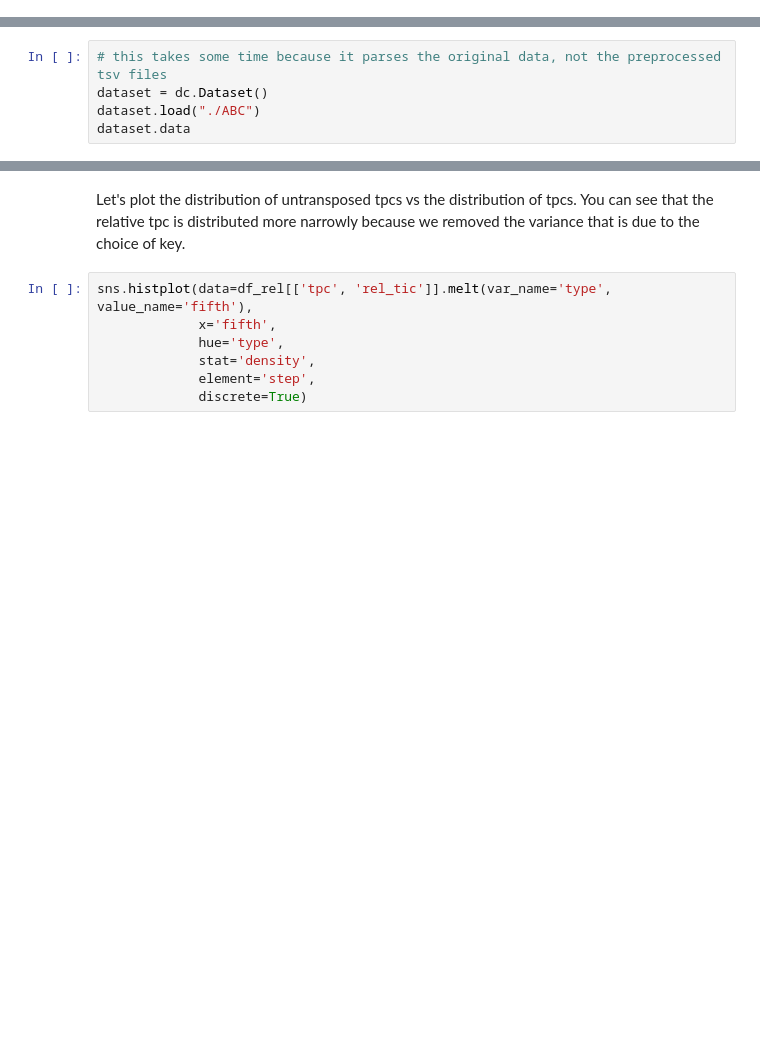
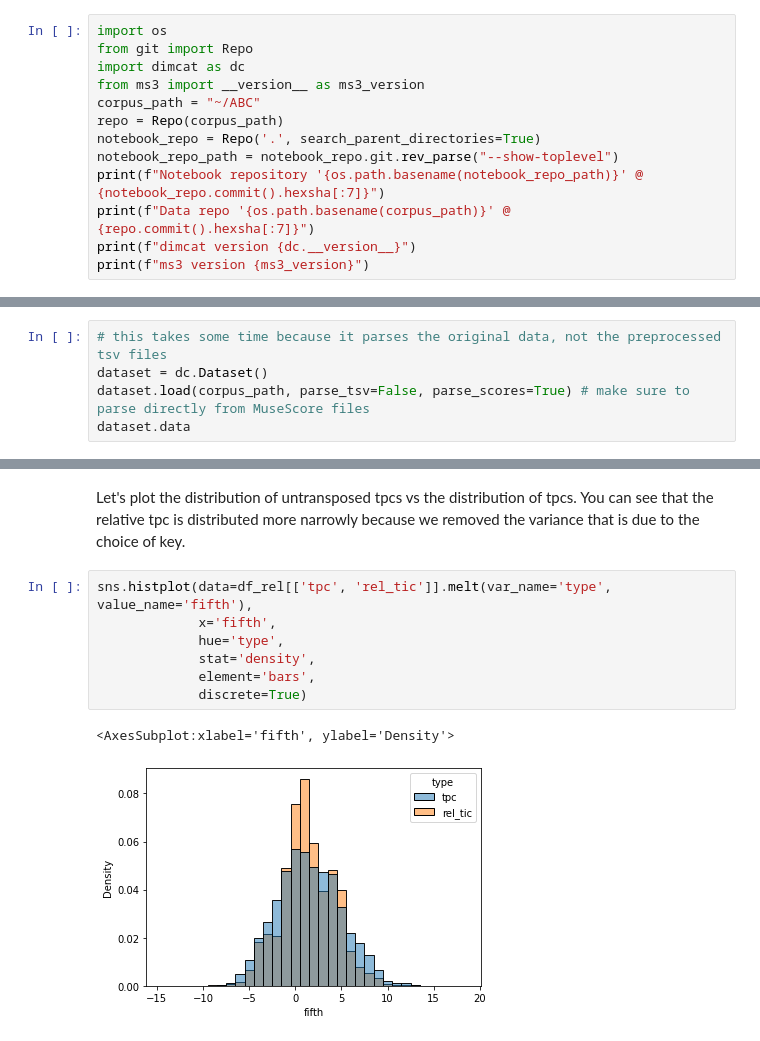
Before and after one commit to DCMLab/dimcat, a Jupyter notebook: docs/notebooks/pitches.ipynb, the cells around one changed output, grey strips where cells are left out. Drawn from its saved outputs; the diff is of its cells as text; blank space fills up the shorter version.

```diff
--- a/docs/notebooks/pitches.ipynb
+++ b/docs/notebooks/pitches.ipynb
@@ -0,0 +1,13 @@
+# %%
+import os
+from git import Repo
+import dimcat as dc
+from ms3 import __version__ as ms3_version
+corpus_path = "~/ABC"
+repo = Repo(corpus_path)
+notebook_repo = Repo('.', search_parent_directories=True)
+notebook_repo_path = notebook_repo.git.rev_parse("--show-toplevel")
+print(f"Notebook repository '{os.path.basename(notebook_repo_path)}' @ {notebook_repo.commit().hexsha[:7]}")
+print(f"Data repo '{os.path.basename(corpus_path)}' @ {repo.commit().hexsha[:7]}")
+print(f"dimcat version {dc.__version__}")
+print(f"ms3 version {ms3_version}")
@@ -23,5 +40,5 @@ The output of these operations is again a dataset with facets.
 # %%
 # this takes some time because it parses the original data, not the preprocessed tsv files
 dataset = dc.Dataset()
-dataset.load("./ABC")
+dataset.load(corpus_path, parse_tsv=False, parse_scores=True) # make sure to parse directly from MuseScore files
 dataset.data
@@ -102,7 +231,10 @@ Let's plot the distribution of untransposed tpcs vs the distribution of tpcs. Yo
 # %%
 sns.histplot(data=df_rel[['tpc', 'rel_tic']].melt(var_name='type', value_name='fifth'),
              x='fifth',
              hue='type',
              stat='density',
-             element='step',
+             element='bars',
              discrete=True)
+# %% [output]
+<AxesSubplot:xlabel='fifth', ylabel='Density'>
+[figure, added]
```
Also changed, not shown: parts of 10 cells of this notebook, 12 other files.
